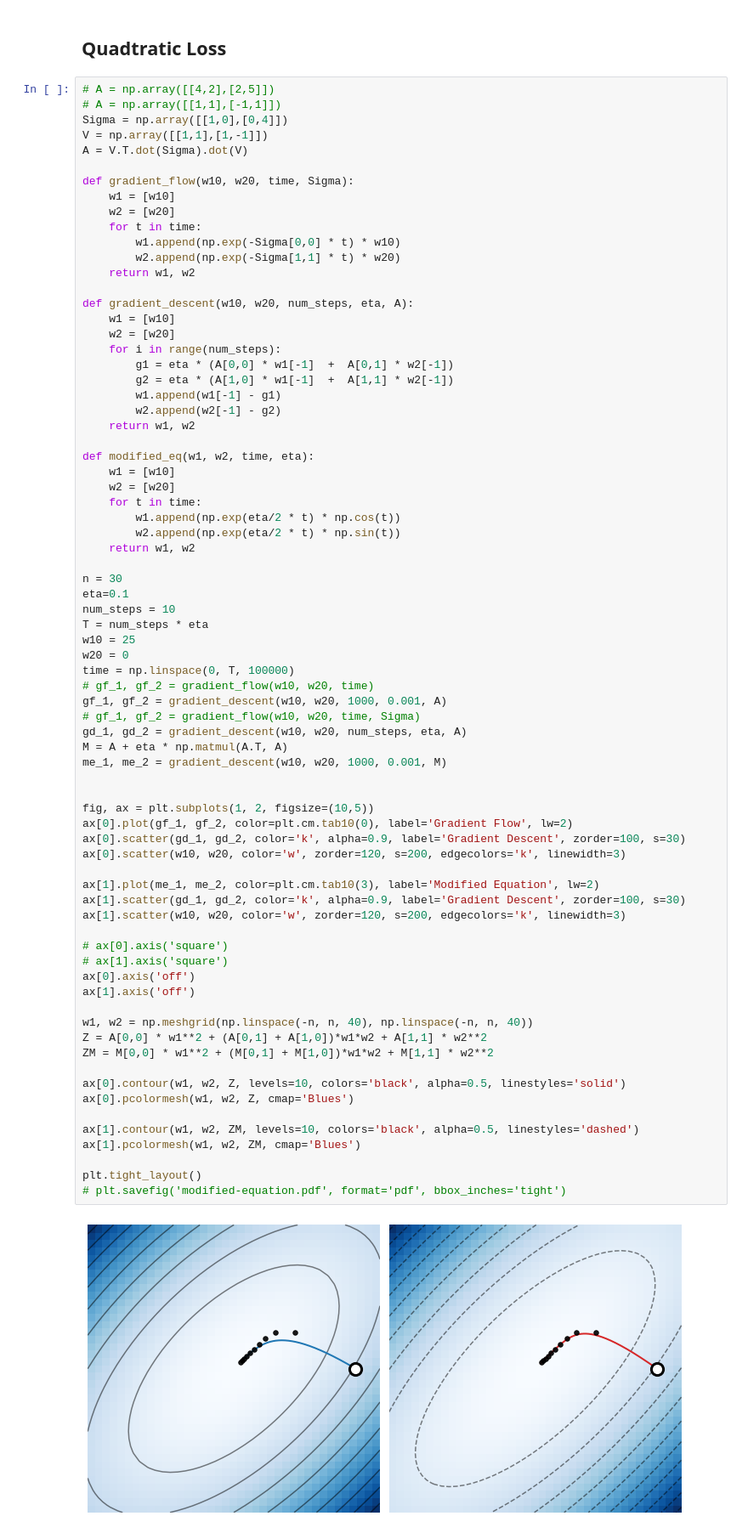
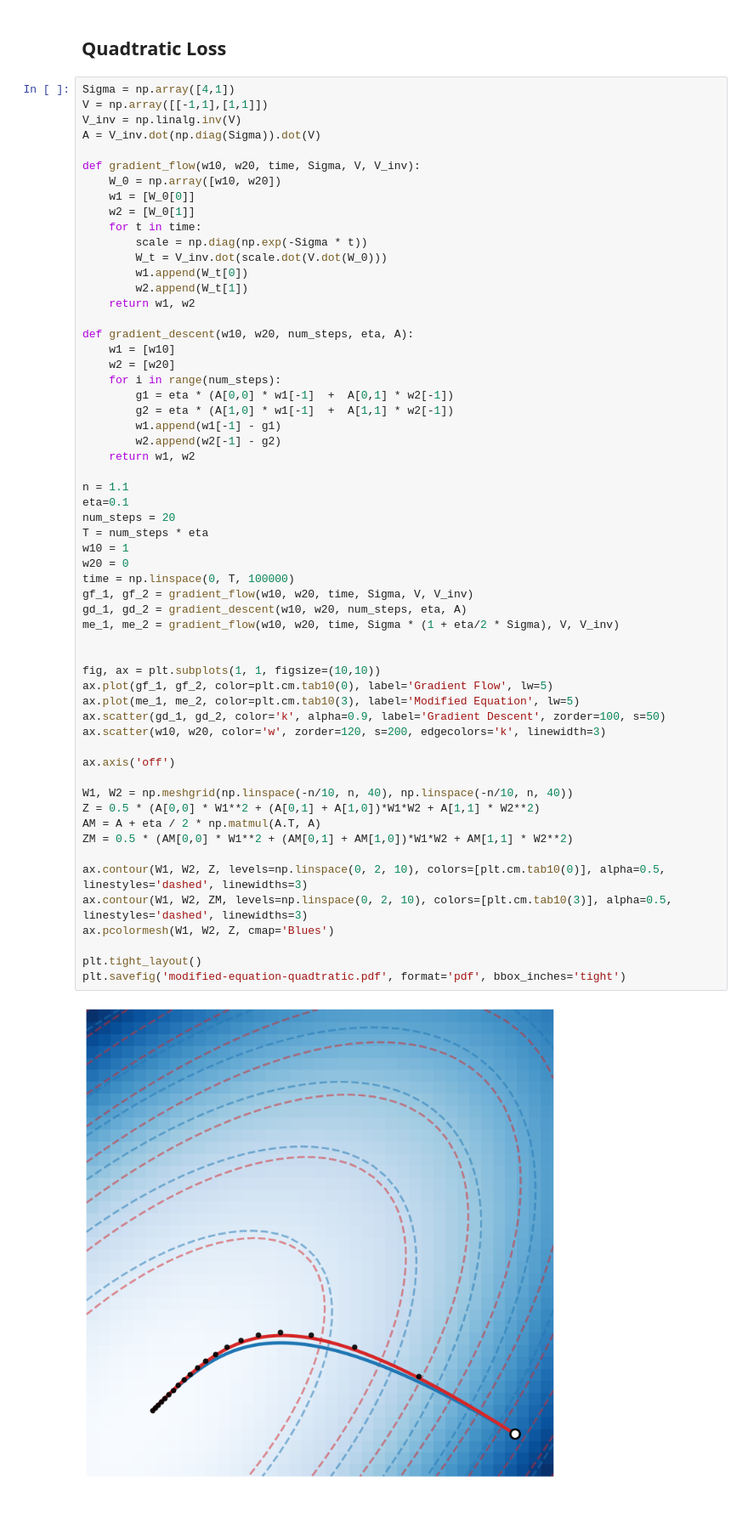
Before and after one commit to danielkunin/neural-mechanics, a Jupyter notebook: notebooks/theory.ipynb, the cells around one changed output. Shown: that part at 85% size. Cells and saved outputs as stored; diff of their text form; blank space fills up the shorter version.

```diff
--- a/notebooks/theory.ipynb
+++ b/notebooks/theory.ipynb
@@ -453,78 +453,62 @@ plt.savefig('modified-equation.pdf', format='pdf', bbox_inches='tight')
 # %% [markdown]
 ## Quadtratic Loss
 # %%
-# A = np.array([[4,2],[2,5]])
-# A = np.array([[1,1],[-1,1]])
-Sigma = np.array([[1,0],[0,4]])
-V = np.array([[1,1],[1,-1]])
-A = V.T.dot(Sigma).dot(V)
+Sigma = np.array([4,1])
+V = np.array([[-1,1],[1,1]])
+V_inv = np.linalg.inv(V)
+A = V_inv.dot(np.diag(Sigma)).dot(V)
 
-def gradient_flow(w10, w20, time, Sigma):
-    w1 = [w10]
-    w2 = [w20]
+def gradient_flow(w10, w20, time, Sigma, V, V_inv):
+    W_0 = np.array([w10, w20])
+    w1 = [W_0[0]]
+    w2 = [W_0[1]]
     for t in time:
-        w1.append(np.exp(-Sigma[0,0] * t) * w10)
-        w2.append(np.exp(-Sigma[1,1] * t) * w20)
+        scale = np.diag(np.exp(-Sigma * t))
+        W_t = V_inv.dot(scale.dot(V.dot(W_0)))
+        w1.append(W_t[0])
+        w2.append(W_t[1])
     return w1, w2
 
 def gradient_descent(w10, w20, num_steps, eta, A):
     w1 = [w10]
     w2 = [w20]
     for i in range(num_steps):
         g1 = eta * (A[0,0] * w1[-1]  +  A[0,1] * w2[-1])
         g2 = eta * (A[1,0] * w1[-1]  +  A[1,1] * w2[-1])
         w1.append(w1[-1] - g1)
         w2.append(w2[-1] - g2)
     return w1, w2
 
-def modified_eq(w1, w2, time, eta):
-    w1 = [w10]
-    w2 = [w20]
-    for t in time:
-        w1.append(np.exp(eta/2 * t) * np.cos(t))
-        w2.append(np.exp(eta/2 * t) * np.sin(t))
-    return w1, w2
-
-n = 30
+n = 1.1
 eta=0.1
-num_steps = 10
+num_steps = 20
 T = num_steps * eta
-w10 = 25
+w10 = 1
 w20 = 0
 time = np.linspace(0, T, 100000)
-# gf_1, gf_2 = gradient_flow(w10, w20, time)
-gf_1, gf_2 = gradient_descent(w10, w20, 1000, 0.001, A)
-# gf_1, gf_2 = gradient_flow(w10, w20, time, Sigma)
+gf_1, gf_2 = gradient_flow(w10, w20, time, Sigma, V, V_inv)
 gd_1, gd_2 = gradient_descent(w10, w20, num_steps, eta, A)
-M = A + eta * np.matmul(A.T, A)
-me_1, me_2 = gradient_descent(w10, w20, 1000, 0.001, M)
+me_1, me_2 = gradient_flow(w10, w20, time, Sigma * (1 + eta/2 * Sigma), V, V_inv)
 
 
-fig, ax = plt.subplots(1, 2, figsize=(10,5))
-ax[0].plot(gf_1, gf_2, color=plt.cm.tab10(0), label='Gradient Flow', lw=2)
-ax[0].scatter(gd_1, gd_2, color='k', alpha=0.9, label='Gradient Descent', zorder=100, s=30)
-ax[0].scatter(w10, w20, color='w', zorder=120, s=200, edgecolors='k', linewidth=3)
+fig, ax = plt.subplots(1, 1, figsize=(10,10))
+ax.plot(gf_1, gf_2, color=plt.cm.tab10(0), label='Gradient Flow', lw=5)
+ax.plot(me_1, me_2, color=plt.cm.tab10(3), label='Modified Equation', lw=5)
+ax.scatter(gd_1, gd_2, color='k', alpha=0.9, label='Gradient Descent', zorder=100, s=50)
+ax.scatter(w10, w20, color='w', zorder=120, s=200, edgecolors='k', linewidth=3)
 
-ax[1].plot(me_1, me_2, color=plt.cm.tab10(3), label='Modified Equation', lw=2)
-ax[1].scatter(gd_1, gd_2, color='k', alpha=0.9, label='Gradient Descent', zorder=100, s=30)
-ax[1].scatter(w10, w20, color='w', zorder=120, s=200, edgecolors='k', linewidth=3)
+ax.axis('off')
 
-# ax[0].axis('square')
-# ax[1].axis('square')
-ax[0].axis('off')
-ax[1].axis('off')
+W1, W2 = np.meshgrid(np.linspace(-n/10, n, 40), np.linspace(-n/10, n, 40))
+Z = 0.5 * (A[0,0] * W1**2 + (A[0,1] + A[1,0])*W1*W2 + A[1,1] * W2**2)
+AM = A + eta / 2 * np.matmul(A.T, A)
+ZM = 0.5 * (AM[0,0] * W1**2 + (AM[0,1] + AM[1,0])*W1*W2 + AM[1,1] * W2**2)
 
-w1, w2 = np.meshgrid(np.linspace(-n, n, 40), np.linspace(-n, n, 40))
-Z = A[0,0] * w1**2 + (A[0,1] + A[1,0])*w1*w2 + A[1,1] * w2**2
-ZM = M[0,0] * w1**2 + (M[0,1] + M[1,0])*w1*w2 + M[1,1] * w2**2
-
-ax[0].contour(w1, w2, Z, levels=10, colors='black', alpha=0.5, linestyles='solid')
-ax[0].pcolormesh(w1, w2, Z, cmap='Blues')
-
-ax[1].contour(w1, w2, ZM, levels=10, colors='black', alpha=0.5, linestyles='dashed')
-ax[1].pcolormesh(w1, w2, ZM, cmap='Blues')
+ax.contour(W1, W2, Z, levels=np.linspace(0, 2, 10), colors=[plt.cm.tab10(0)], alpha=0.5, linestyles='dashed', linewidths=3)
+ax.contour(W1, W2, ZM, levels=np.linspace(0, 2, 10), colors=[plt.cm.tab10(3)], alpha=0.5, linestyles='dashed', linewidths=3)
+ax.pcolormesh(W1, W2, Z, cmap='Blues')
 
 plt.tight_layout()
-# plt.savefig('modified-equation.pdf', format='pdf', bbox_inches='tight')
+plt.savefig('modified-equation-quadtratic.pdf', format='pdf', bbox_inches='tight')
 # %% [output]
-[figure, old version]
+[figure, new version]
```
